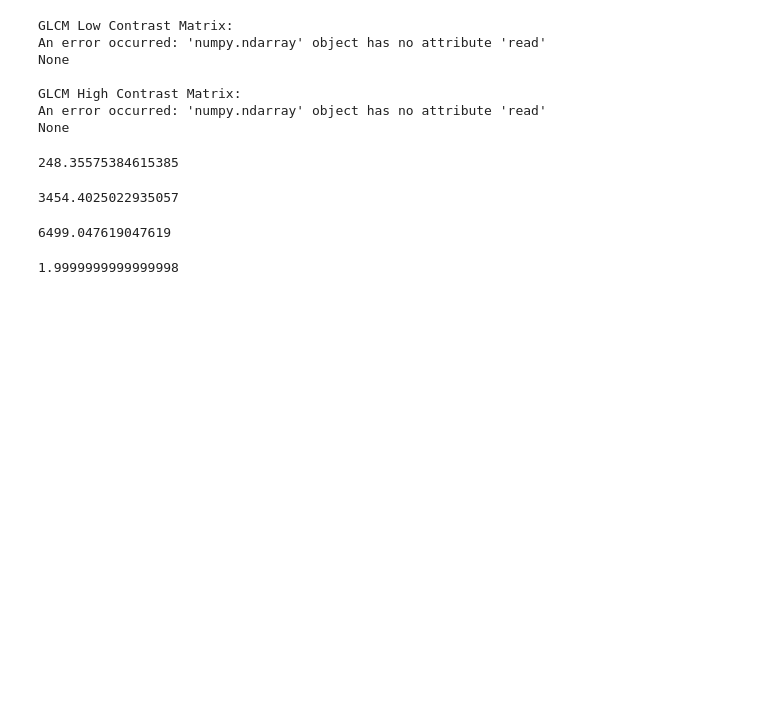
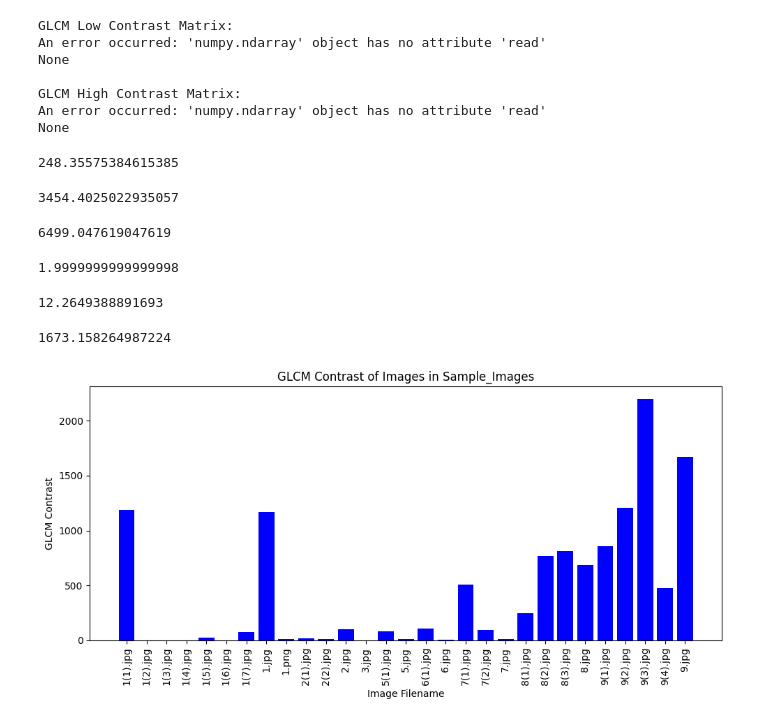
Before and after one commit to oofidc/UIC-BioDesign-25-Code, a Jupyter notebook: GLCM_Texture_Analysis_Prototype.ipynb, the cells around one changed output. Cells and saved outputs as stored; diff of their text form; code cells hidden in the pictures; blank space fills up the shorter version.

```diff
--- a/GLCM_Texture_Analysis_Prototype.ipynb
+++ b/GLCM_Texture_Analysis_Prototype.ipynb
@@ -60,7 +60,7 @@ def calculate_glcm_contrast(image_path):
 
 
 # Example Usage
-image_path = 'https://i.ibb.co/G4dG8s3K/IMG-20250301-172740046-HDR.jpg'  # Replace with your image path
+#image_path = 'https://i.ibb.co/G4dG8s3K/IMG-20250301-172740046-HDR.jpg'  # Replace with your image path
 contrast_value = calculate_glcm_contrast(image_path)
 
 if contrast_value is not None:
@@ -303,3 +301,47 @@ test_matrix2 = [
 print(graycoprops(graycomatrix(test_matrix2, distances=[1], angles=[0], levels=256, symmetric=True, normed=True), 'contrast')[0][0])
 # %% [output]
 1.9999999999999998
+# %%
+calculate_glcm_contrast('Sample_Images/1.png')
+# %% [output]
+12.2649388891693
+# %%
+calculate_glcm_contrast('Sample_Images/9.jpg')
+# %% [output]
+1673.158264987224
+# %%
+import os
+
+import matplotlib.pyplot as plt
+
+# Directory containing the sample images
+image_dir = 'Sample_Images'
+
+# List to store the results
+results = []
+
+# Iterate over all files in the directory
+for filename in os.listdir(image_dir):
+    if filename.endswith('.jpg') or filename.endswith('.png'):
+        image_path = os.path.join(image_dir, filename)
+        contrast_value = calculate_glcm_contrast(image_path)
+        if contrast_value is not None:
+            results.append((filename, contrast_value))
+
+# Sort results by filename
+results.sort(key=lambda x: x[0])
+
+# Separate filenames and contrast values
+filenames, contrast_values = zip(*results)
+
+# Plot the results
+plt.figure(figsize=(10, 5))
+plt.bar(filenames, contrast_values, color='blue')
+plt.xlabel('Image Filename')
+plt.ylabel('GLCM Contrast')
+plt.title('GLCM Contrast of Images in Sample_Images')
+plt.xticks(rotation=90)
+plt.tight_layout()
+plt.show()
+# %% [output]
+[figure, added]
```
Also changed, not shown: parts of 8 cells of this notebook, 39 other files.
